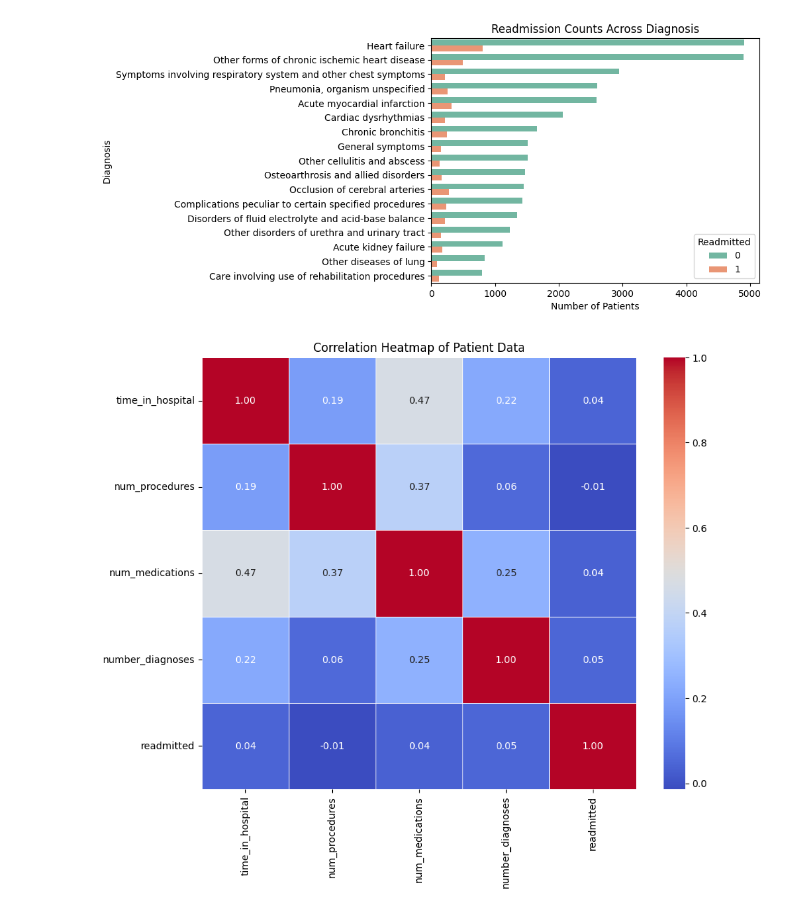
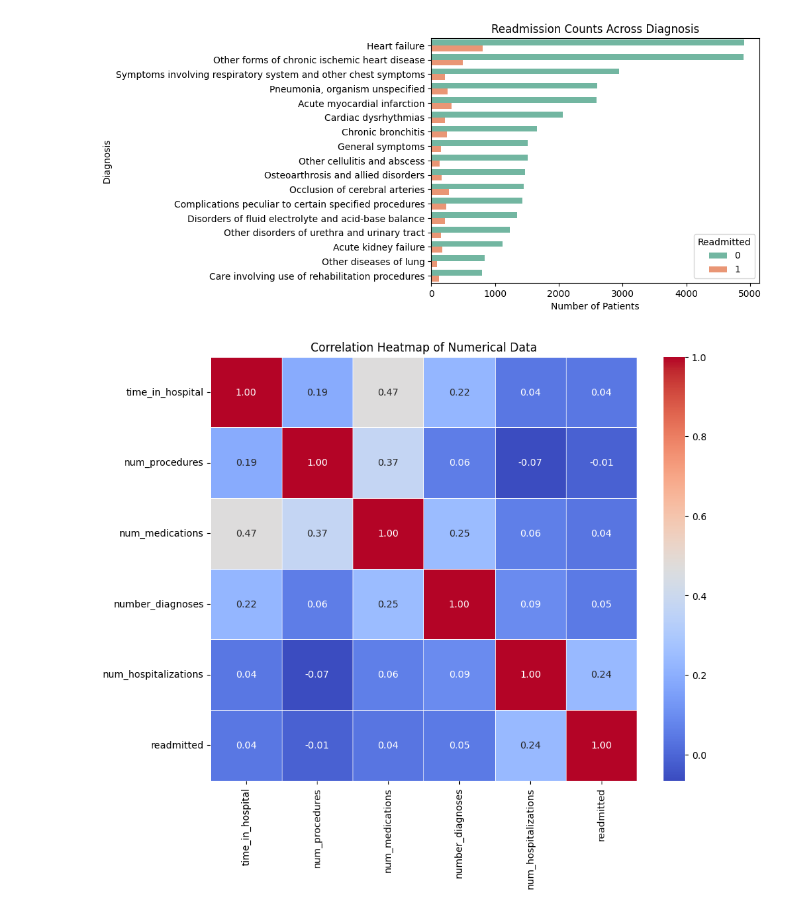
Before and after one commit to juhit101/Hospital-Readmission-Analytics, a Jupyter notebook: visualization.ipynb, the cells around one changed output. Drawn from its saved outputs; the diff is of its cells as text; code cells hidden in the pictures.

```diff
--- a/visualization.ipynb
+++ b/visualization.ipynb
@@ -312,18 +312,18 @@ plt.show()
 # %%
 # heatmap of correlation between numeric columns
 
 # save numeric columns
-numeric_col = df[['time_in_hospital', 'num_procedures', 'num_medications', 'number_diagnoses', 'readmitted']]
+numeric_col = df[['time_in_hospital', 'num_procedures', 'num_medications', 'number_diagnoses', 'num_hospitalizations', 'readmitted']]
 
 # calculate correlation matrix
 corr_matrix = numeric_col.corr()
 
 #plot heatmap
 plt.figure(figsize=(10, 8))
 sns.heatmap(corr_matrix, annot=True, cmap='coolwarm', fmt=".2f", linewidths=0.5)
 plt.title('Correlation Heatmap of Numerical Data')
 plt.show()
 # %% [output]
-[figure, old version]
+[figure, new version]
 # %%
 conn.close()
```
Also changed, not shown: 3 other files.
